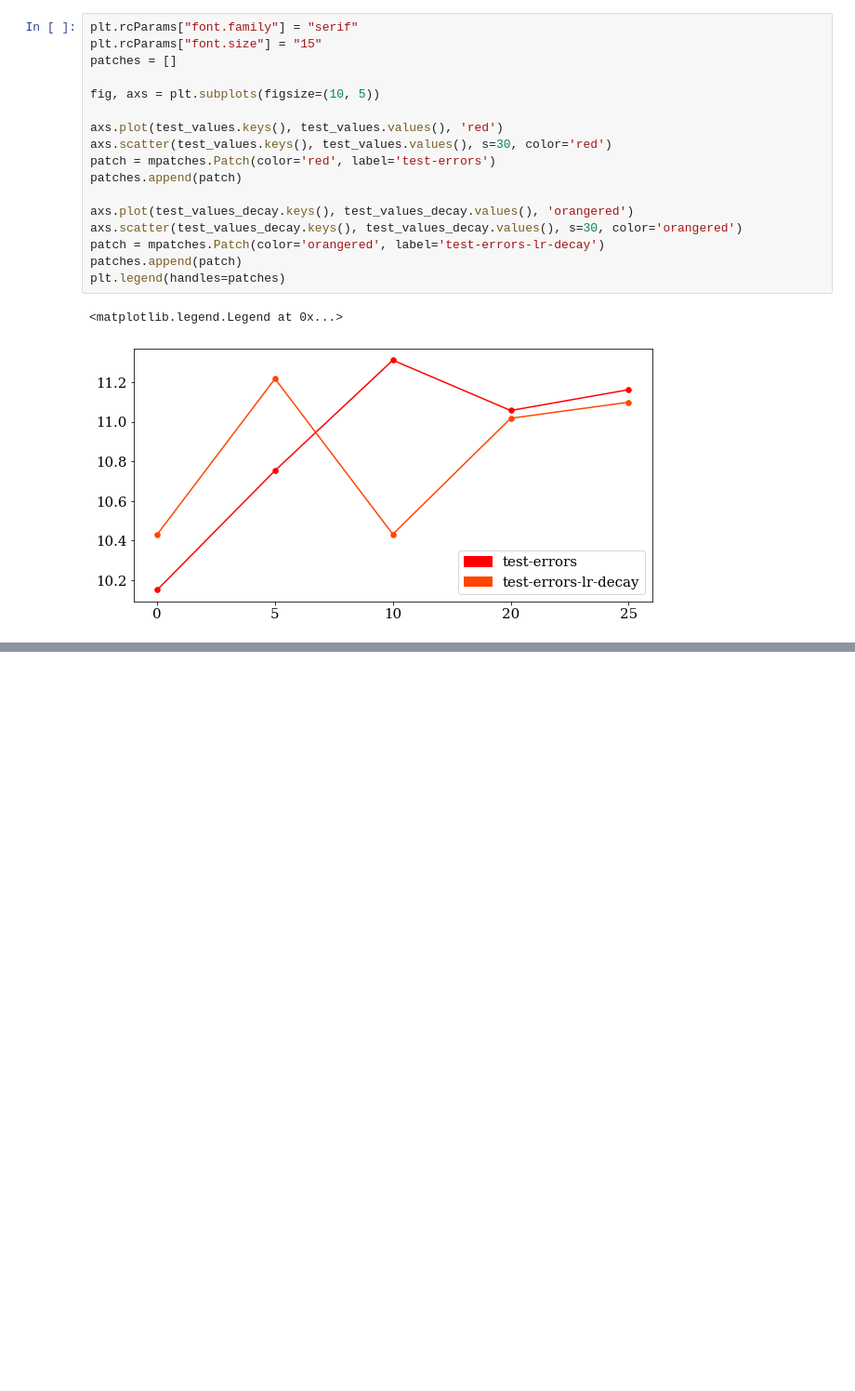
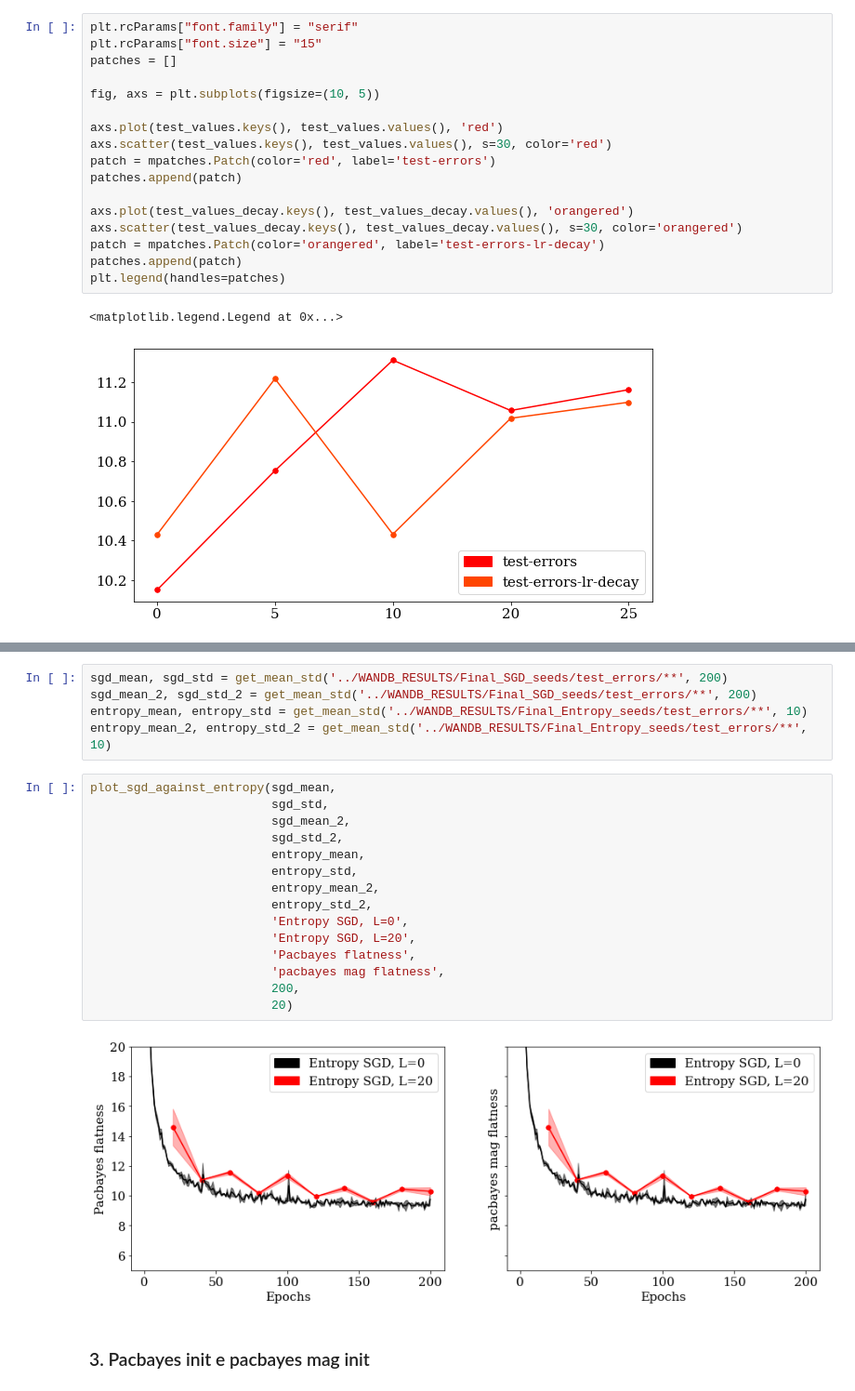
Before and after one commit to melissamcarvalho/entropy-sgd-reproduction, a Jupyter notebook: notebooks/1_plots_final_experiment.ipynb, the cells around one changed output, grey strips where cells are left out. Shown at 93% size. Drawn from its saved outputs; the diff is of its cells as text; blank space fills up the shorter version.

```diff
--- a/notebooks/1_plots_final_experiment.ipynb
+++ b/notebooks/1_plots_final_experiment.ipynb
@@ -350,0 +408,24 @@ axs.set_ylim([5, 20])
+# %%
+sgd_mean, sgd_std = get_mean_std('../WANDB_RESULTS/Final_SGD_seeds/test_errors/**', 200)
+sgd_mean_2, sgd_std_2 = get_mean_std('../WANDB_RESULTS/Final_SGD_seeds/test_errors/**', 200)
+entropy_mean, entropy_std = get_mean_std('../WANDB_RESULTS/Final_Entropy_seeds/test_errors/**', 10)
+entropy_mean_2, entropy_std_2 = get_mean_std('../WANDB_RESULTS/Final_Entropy_seeds/test_errors/**', 10)
+# %%
+plot_sgd_against_entropy(sgd_mean,
+                         sgd_std,
+                         sgd_mean_2,
+                         sgd_std_2,
+                         entropy_mean,
+                         entropy_std,
+                         entropy_mean_2,
+                         entropy_std_2,
+                         'Entropy SGD, L=0',
+                         'Entropy SGD, L=20',
+                         'Pacbayes flatness',
+                         'pacbayes mag flatness',
+                         200,
+                         20)
+# %% [output]
+[figure, added]
+# %% [markdown]
+### 3. Pacbayes init e pacbayes  mag init
```
Also changed, not shown: parts of 22 cells of this notebook.
